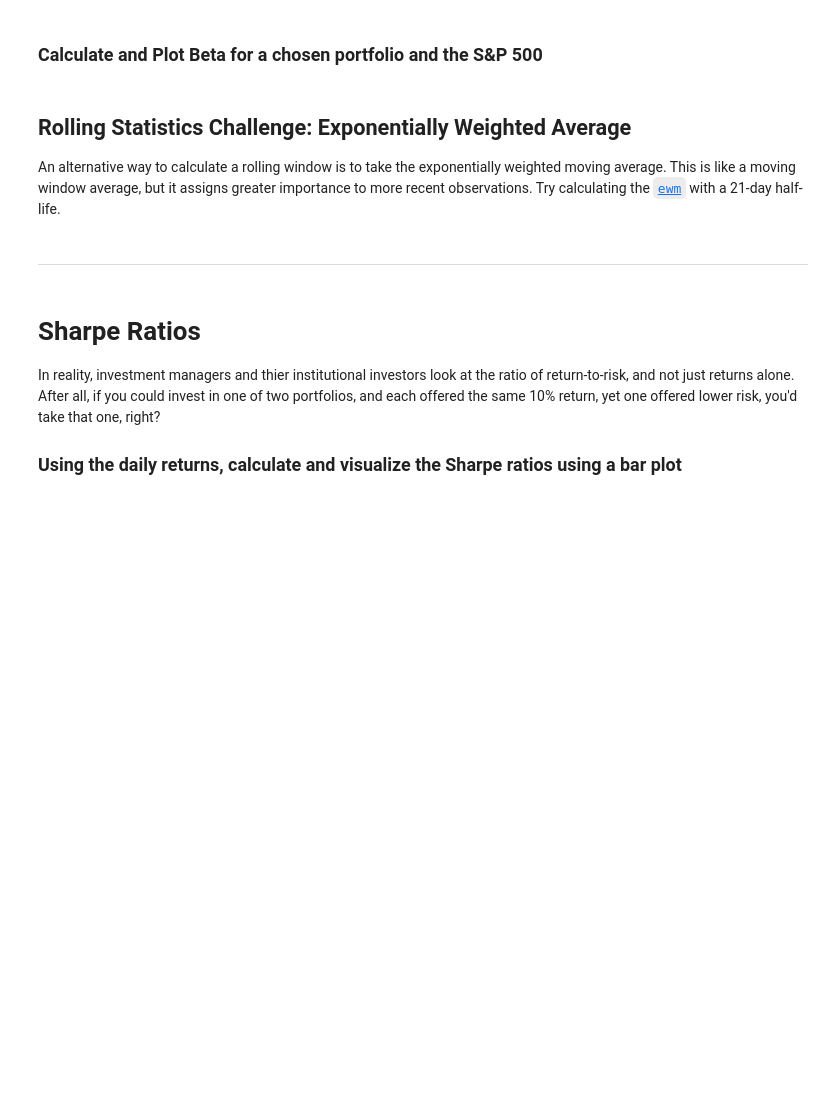
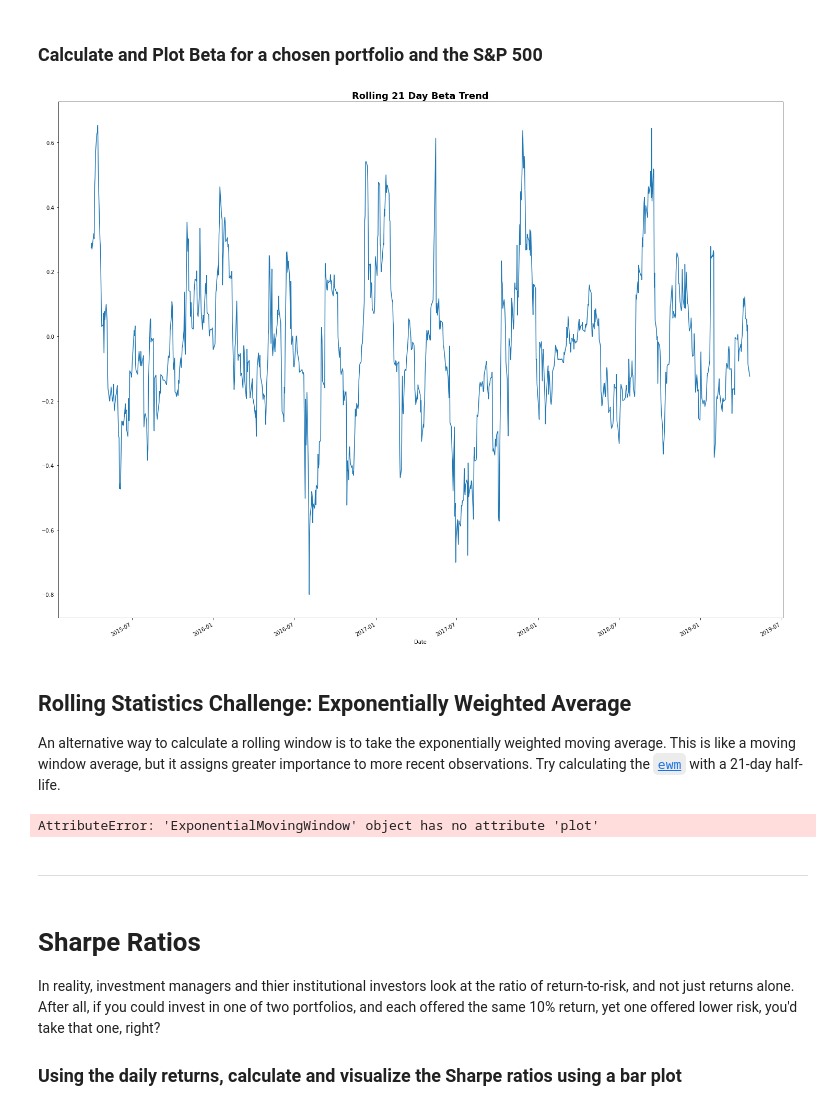
Before and after one commit to eriklarson33/HW_4-Whale_of_a_Portfolio, a Jupyter notebook: Starter_Code/whale_analysis.ipynb, the cells around one changed output. Saved outputs shown, nothing was run; the diff lists cells and outputs as text; code cells hidden in the pictures; blank space fills up the shorter version.

```diff
--- a/Starter_Code/whale_analysis.ipynb
+++ b/Starter_Code/whale_analysis.ipynb
@@ -461,3 +498,20 @@ Risk changes over time. Analyze the rolling statistics for Risk and Beta.
+# %%
+# Calculate covariance of a single portfolio
+algo1_covariance = combined_rtrns['Algo 1'].rolling(window=21).cov(combined_rtrns['SP_500'])
+# print(f'The covariance of Algo 1 is {algo1_covariance}')
+# Calculate variance of S&P 500
+sp500_variance = combined_rtrns['SP_500'].rolling(window=21).var()
+# print(f'The variance of the S&P 500 is {sp500_variance}')
+# Computing beta
+algo1_beta = algo1_covariance / sp500_variance
+# print(f'The beta for the Algo 1 portfolio is {algo1_beta}')
+# Plot beta trend
+algo1_beta.plot(figsize=(20,15))
+plt.title('Rolling 21 Day Beta Trend', fontsize=18, fontweight='extra bold')
+plt.tight_layout()
+plt.show()
+# %% [output]
+[figure, added]
 # %% [markdown]
 ## Rolling Statistics Challenge: Exponentially Weighted Average
 
@@ -467,3 +519,12 @@ An alternative way to calculate a rolling window is to take the exponentially we
+# %%
+# Use `ewm` to calculate the rolling window
+# Plot beta trend
+algo1_beta.ewm(alpha=0.5).plot(figsize=(20,15))
+plt.title('Rolling 21 Day Beta Trend', fontsize=18, fontweight='extra bold')
+plt.tight_layout()
+plt.show()
+# %% [output]
+AttributeError: 'ExponentialMovingWindow' object has no attribute 'plot'
 # %% [markdown]
 ---
 # %% [markdown]
```
Also changed, not shown: parts of 11 cells of this notebook.
